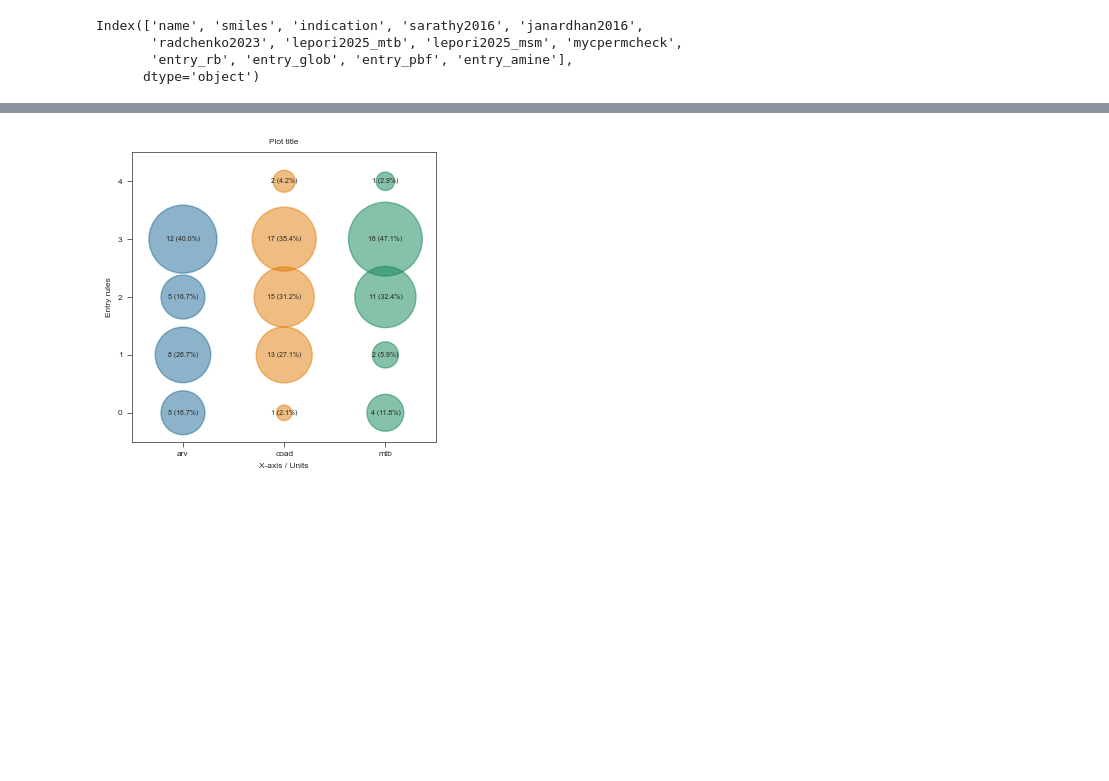
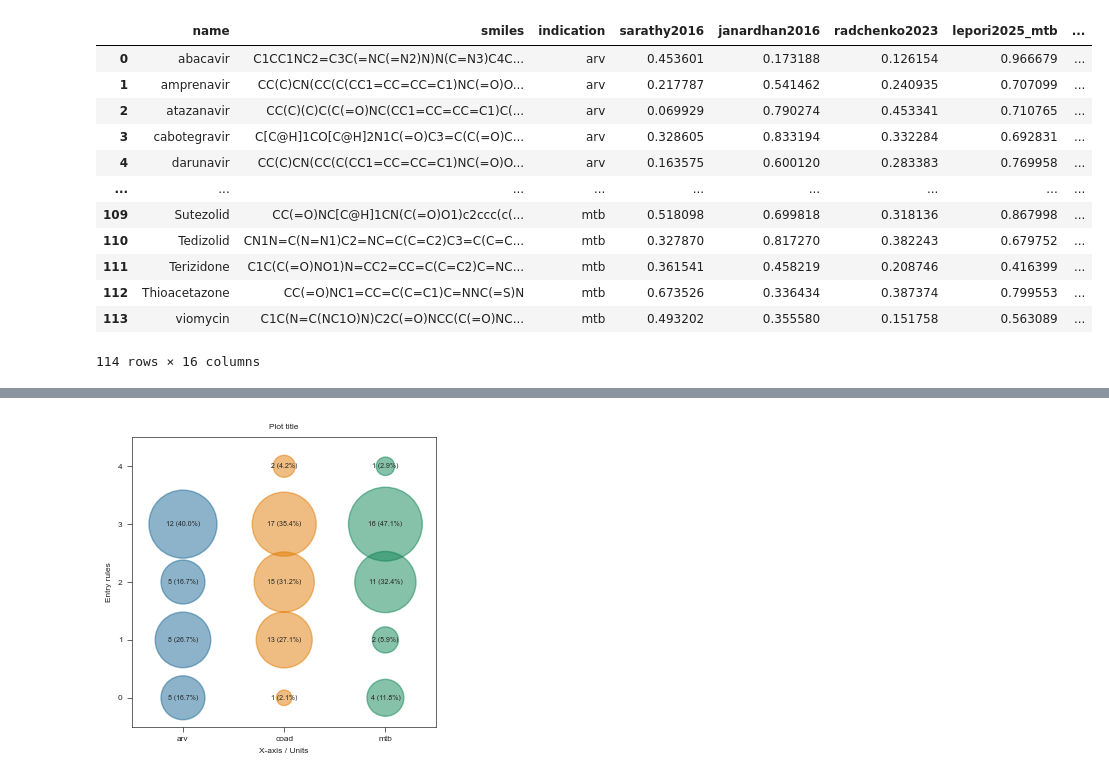
Before and after one commit to ersilia-os/ai2050-mtb-penetration, a Jupyter notebook: notebooks/02_preds_analysis.ipynb, the cells around one changed output, grey strips where cells are left out. Saved outputs shown, nothing was run; the diff lists cells and outputs as text; code cells hidden in the pictures; blank space fills up the shorter version.

```diff
--- a/notebooks/02_preds_analysis.ipynb
+++ b/notebooks/02_preds_analysis.ipynb
@@ -40,13 +40,6 @@ df_entry.rename(columns={"smiles":"name"}, inplace=True)
 
 df = df.merge(df_entry[["name","rb", "glob", "pbf", "primary_amine"]], on=["name"])
 df.rename(columns={"rb":"entry_rb", "glob":"entry_glob", "pbf":"entry_pbf", "primary_amine":"entry_amine"}, inplace=True)
-# %%
-df.columns
-# %% [output]
-Index(['name', 'smiles', 'indication', 'sarathy2016', 'janardhan2016',
-       'radchenko2023', 'lepori2025_mtb', 'lepori2025_msm', 'mycpermcheck',
-       'entry_rb', 'entry_glob', 'entry_pbf', 'entry_amine'],
-      dtype='object')
 # %%
 import numpy as np
 
@@ -75,3 +80,19 @@ df["entry_score"]=bools.sum(axis=0)
+# %%
+df
+# %% [output]
+|  | name | smiles | indication | sarathy2016 | janardhan2016 | radchenko2023 | lepori2025_mtb | ... |
+| 0 | abacavir | C1CC1NC2=C3C(=NC(=N2)N)N(C=N3)C4C... | arv | 0.453601 | 0.173188 | 0.126154 | 0.966679 | ... |
+| 1 | amprenavir | CC(C)CN(CC(C(CC1=CC=CC=C1)NC(=O)O... | arv | 0.217787 | 0.541462 | 0.240935 | 0.707099 | ... |
+| 2 | atazanavir | CC(C)(C)C(C(=O)NC(CC1=CC=CC=C1)C(... | arv | 0.069929 | 0.790274 | 0.453341 | 0.710765 | ... |
+| 3 | cabotegravir | C[C@H]1CO[C@H]2N1C(=O)C3=C(C(=O)C... | arv | 0.328605 | 0.833194 | 0.332284 | 0.692831 | ... |
+| 4 | darunavir | CC(C)CN(CC(C(CC1=CC=CC=C1)NC(=O)O... | arv | 0.163575 | 0.600120 | 0.283383 | 0.769958 | ... |
+| ... | ... | ... | ... | ... | ... | ... | ... | ... |
+| 109 | Sutezolid | CC(=O)NC[C@H]1CN(C(=O)O1)c2ccc(c(... | mtb | 0.518098 | 0.699818 | 0.318136 | 0.867998 | ... |
+| 110 | Tedizolid | CN1N=C(N=N1)C2=NC=C(C=C2)C3=C(C=C... | mtb | 0.327870 | 0.817270 | 0.382243 | 0.679752 | ... |
+| 111 | Terizidone | C1C(C(=O)NO1)N=CC2=CC=C(C=C2)C=NC... | mtb | 0.361541 | 0.458219 | 0.208746 | 0.416399 | ... |
+| 112 | Thioacetazone | CC(=O)NC1=CC=C(C=C1)C=NNC(=S)N | mtb | 0.673526 | 0.336434 | 0.387374 | 0.799553 | ... |
+| 113 | viomycin | C1C(N=C(NC1O)N)C2C(=O)NCC(C(=O)NC... | mtb | 0.493202 | 0.355580 | 0.151758 | 0.563089 | ... |
+114 rows × 16 columns
 # %%
 df.to_csv(os.path.join(outpath, "results", "allpreds.csv"), index=False)
 # %%
```
Also changed, not shown: parts of 4 cells of this notebook, 39 other files.
